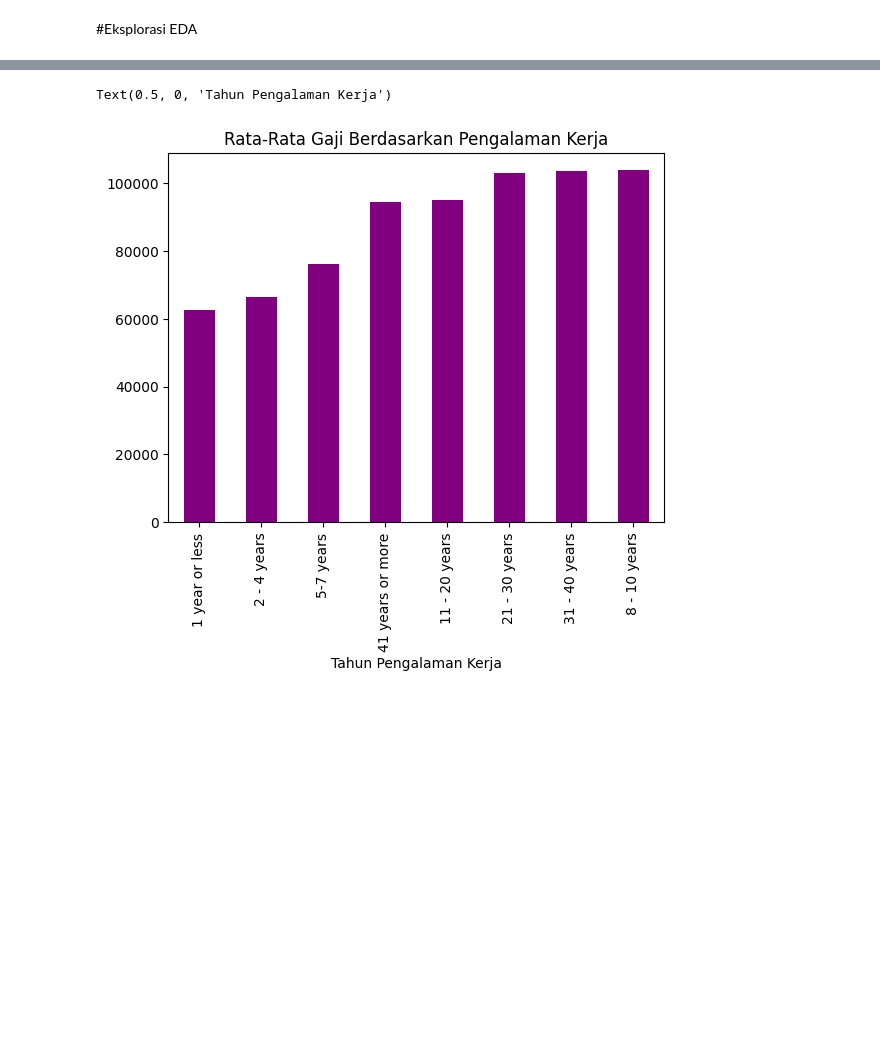
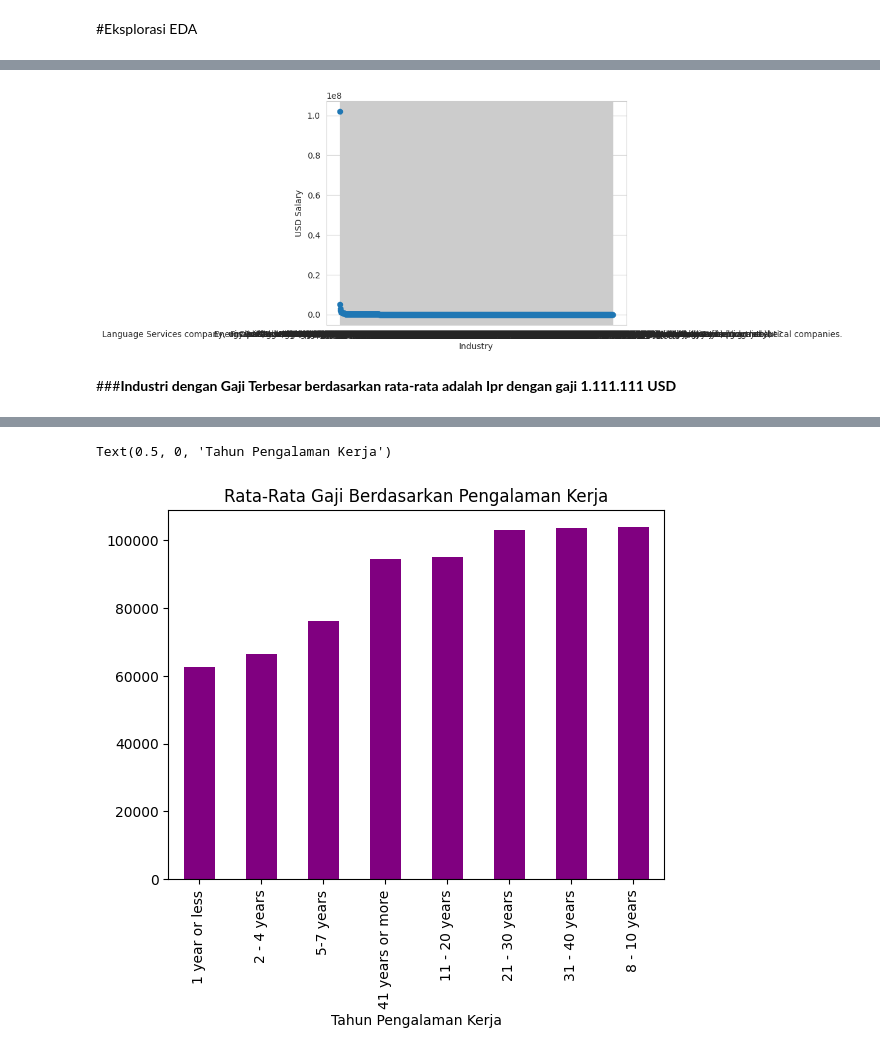
Before and after one commit to hridayanikaruna/SalaryAnalysis, a Jupyter notebook: Salary_Analysis.ipynb, the cells around one changed output, grey strips where cells are left out. Cells and saved outputs as stored; diff of their text form; code cells hidden in the pictures; blank space fills up the shorter version.

```diff
--- a/Salary_Analysis.ipynb
+++ b/Salary_Analysis.ipynb
@@ -368,0 +579,6 @@ Name: usd_salary, Length: 27941, dtype: int64
+# %%
+industry_salary = df[['industry', 'usd_salary']]
+industry_salary_max = industry_salary.groupby(['industry'])['usd_salary'].max().reset_index()
+industry_salary_max = industry_salary_max.sort_values(by=['usd_salary'], ascending=False)
+industry_salary_max = industry_salary_max.reset_index(drop=True)
+industry_salary_max
@@ -368,0 +599,9 @@ Name: usd_salary, Length: 27941, dtype: int64
+# %%
+plt.scatter(industry_salary_max['industry'], industry_salary_max['usd_salary'])
+plt.xlabel('Industry')
+plt.ylabel('USD Salary')
+plt.show()
+# %% [output]
+[figure, added]
+# %% [markdown]
+###**Industri dengan Gaji Terbesar berdasarkan rata-rata adalah Ipr dengan gaji 1.111.111 USD**
```
Also changed, not shown: parts of 41 cells of this notebook.
